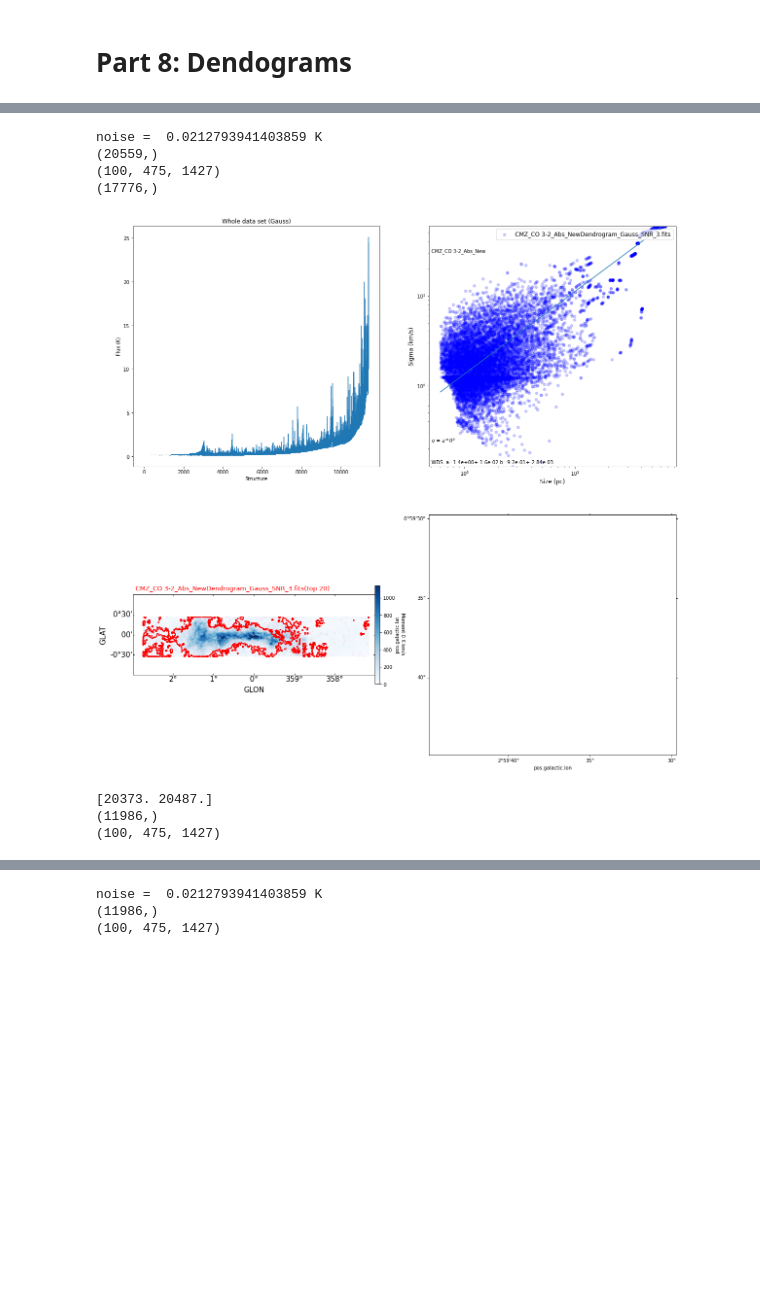
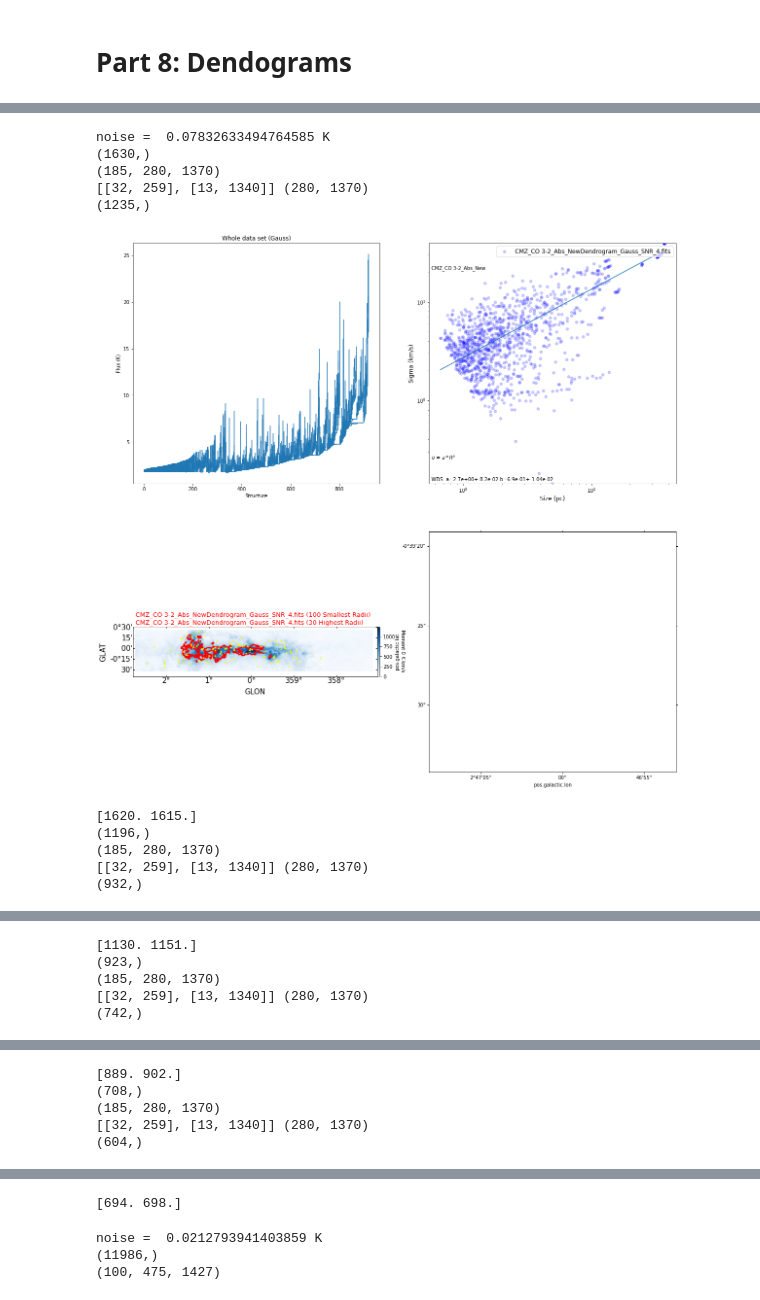
Before and after one commit to Nearby-Galaxies-Lab/-Ben-CMZ-and-NGC253-Notebooks-and-papers, a Jupyter notebook: CMZ CO 3-2 Noise Analysis.ipynb, the cells around one changed output, grey strips where cells are left out. Drawn from its saved outputs; the diff is of its cells as text; code cells hidden in the pictures; blank space fills up the shorter version.

```diff
--- a/CMZ CO 3-2 Noise Analysis.ipynb
+++ b/CMZ CO 3-2 Noise Analysis.ipynb
@@ -263,7 +294,7 @@ def Crop(cube,WCS,Np1,Np2,BadVel,D2):
 #
 #
 Num=4
-Ram_Limiter=.5#What percent of the cube my ram can handle
+Ram_Limiter=1#What percent of the cube my ram can handle
 #NGCCO32_Noise = 0.115*u.K
 NGCCO32_Noise=0.6411655169449448*u.K
 
@@ -290,20 +321,20 @@ path ="CMZ_CO_3_2_355_005_New.fits"#"Noise_Matched_"+'CMZ_CO_3_2_358_002.fits'
 
 #path ='CMZ_CO_3_2_355_005_New.fits'
 pathog='CMZ_CO_3_2_355_005_New.fits'
-pathCont = 'CMZ_Continuum_Splice.fits'
+pathCont = '4.3pc_beam_CMZ_850um_Cont_140x800pc.fits'#'CMZ_Continuum_Splice.fits'
 
 
 
 pathog="CMZ_Spliced_Reprojected_Whole_HCOp_10.fits"#With Gauss
 
-pathCont = 'CMZ_Continuum_Splice.fits'
+pathCont = '4.3pc_beam_CMZ_850um_Cont_140x800pc.fits'#'CMZ_Continuum_Splice.fits'
 
 
 #Make subcube
 
 Qp = SpectralCube.read(path).with_spectral_unit(u.km/u.s,velocity_convention="radio")
 Qp.allow_huge_operations=True
-Qp = Qp[:,:,:]#Get rid of the excess nan parts
+Qp = Qp[6:191,80:360,50:1420]#Get rid of the excess nan parts
 Q = Qp.to(u.K)#Jy to Kelvin
 sc = Q.unmasked_copy()
 scW = sc.wcs[:][:][0]
@@ -325,7 +356,7 @@ mog = (np.nanstd(scog.hdu.data[0,:,:])) #Noise K
 Non_nan=((sc.hdu.data[0,:,:]>0)  | (sc.hdu.data[0,:,:]<0 ))
 
 m = (np.nanstd(sc.hdu.data[0,:,:],where= Non_nan)) #Noise K
-
+m=.43
 
 print("OG noise = ",mog,"K")
 print("NGC_Matched noise = ",m,"K")
@@ -380,7 +411,7 @@ rmU = np.array(rmU /(u.K*u.km/u.s)/u.cm**2*10**22,dtype='float64')#Now remove th
 
 ######ratio
 
-bp = np.where(cSD<=.1*10**22/u.cm**2)
+bp = np.where(cSD<=.01*10**22/u.cm**2)
 bp2 = np.where( moment_0_sub.hdu.data < .22)
 Continuum_Data[bp] = np.nan
 
@@ -400,10 +431,10 @@ Make_Plot((Name+" Moment 0/Column Density"),"Moment 0 over Column Density of the
 
 
 #Calculate many dendrograms
-for lmi in range(5):
+for lmi in range(1,5):
     print("dend number",lmi)
     #Range from min SNR of 3 to 8, and keep the delta/snr ratio at 1/5
-    d = astrodendro.Dendrogram.compute(datn,min_delta=m*(1+lmi),min_value=m*(5+lmi*5),min_npix=beam_area_ratio.value) #The main culprit
+    d = astrodendro.Dendrogram.compute(datn,min_delta=m*(3/5+lmi/5),min_value=m*(3+lmi),min_npix=beam_area_ratio.value*3) #The main culprit
     print(np.shape(d))
     print(np.shape(datn))
     dName = Name+"Dendrogram_Gauss_SNR_"+str((3+lmi))+".fits"
@@ -456,7 +484,7 @@ Name = "CMZ_CO 3-2_Abs_New"
 name = "CMZ_CO_3_2_CM_Contours_Abs2_New.jpeg"
 Num_per_kg= 6.0221409*10**23/(2.8*10**-3)#6.0221409*10**23/29.0180*10**-3#num/kg for h2
 #Make subcube
-Ram_Limiter=.5#What percent of the cube my ram can handle
+Ram_Limiter=1#What percent of the cube my ram can handle
 
 
 #path ="Noise_Matched_CMZ_CO_3_2_355_005_New.fits"#"Noise_Matched_"+'CMZ_CO_3_2_358_002.fits'
@@ -464,11 +492,11 @@ path ="CMZ_CO_3_2_355_005_New.fits"#"Noise_Matched_"+'CMZ_CO_3_2_358_002.fits'
 
 #path ='CMZ_CO_3_2_355_005_New.fits'
 pathog='CMZ_CO_3_2_355_005_New.fits'
-pathCont = 'CMZ_Continuum_Splice.fits'
+pathCont = '4.3pc_beam_CMZ_850um_Cont_140x800pc.fits'#'CMZ_Continuum_Splice.fits'
 
 Qp = SpectralCube.read(path).with_spectral_unit(u.km/u.s,velocity_convention="radio")
 Qp.allow_huge_operations=True
-Qp = Qp[:,:,:]#Get rid of the excess nan parts
+Qp = Qp[6:191,80:360,50:1420]#Get rid of the excess nan parts
 Q = Qp.to(u.K)#Jy to Kelvin
 sc = Q.unmasked_copy()
 scW = sc.wcs[:][:][0]
@@ -528,7 +556,7 @@ metadata["vaxis"]=0
 Continuum_Data  =scContW.hdu.data
 
 
-for lmi in range(5):
+for lmi in range(1,5):
     dName = Name+"Dendrogram_Gauss_SNR_"+str((3+lmi))+".fits"
 
     d=astrodendro.Dendrogram.load_from(dName)
@@ -568,16 +596,16 @@ for lmi in range(5):
                 p1.plot_contour(axDelta, structure=int(SIDScon[n]), lw=1, colors='red',label="Higest Size",alpha=.4)
             else:
                 p1.plot_contour(axDelta, structure=int(SIDScon[n]), lw=1, colors='red',alpha=.4)
-    nth = sorted(Rcon)[300]
+    nth = sorted(Rcon)[100]
     G1 = True
     SIDScon=np.concatenate((SIDS[0],SIDS[1]))
     for n in range(len(Rcon)):
         if(Rcon[n]<=nth):
             if(G1):
                 G1=False
-                p1.plot_contour(axDelta, structure=int(SIDScon[n]), lw=1, colors='pink',label="Lowest Size",alpha=.4)
+                p1.plot_contour(axDelta, structure=int(SIDScon[n]), lw=1, colors='yellow',label="Lowest Size",alpha=.8)
             else:
-                p1.plot_contour(axDelta, structure=int(SIDScon[n]), lw=1, colors='pink',alpha=.4)
+                p1.plot_contour(axDelta, structure=int(SIDScon[n]), lw=1, colors='yellow',alpha=.8)
 
     RA = axDelta.coords[0]                                                                  #
     Dec = axDelta.coords[1]
@@ -588,10 +616,11 @@ for lmi in range(5):
     axDelta.set_xlabel('GLON',fontsize=15,labelpad=1)
     axDelta.set_ylabel('GLAT',fontsize=15,labelpad=1)
     axDelta.tick_params(axis = 'both', which = 'major', labelsize = 15)
-    cb=pylab.colorbar(imBeta,fraction=0.02,pad=0.00,ax=axDelta)
+    cb=pylab.colorbar(imBeta,fraction=0.01,pad=0.00,ax=axDelta)
     cb.set_label(label=("Moment 0 K km/s "),fontsize=10,rotation=270,labelpad=20)
     cb.ax.tick_params(which = 'major', labelsize = 10)
-    axDelta.annotate(s=(dName+"(top 20)"),fontsize=13,xy=(.01,1.05),xycoords="axes fraction",c="red")
+    axDelta.annotate(s=(dName+" (30 Highest Radii)"),fontsize=13,xy=(.01,1.05),xycoords="axes fraction",c="red")
+    axDelta.annotate(s=(dName+" (100 Smallest Radii)"),fontsize=13,xy=(.01,1.2),xycoords="axes fraction",c="red")
 
     #Same but for no gauss
 
@@ -615,38 +644,41 @@ for lmi in range(5):
 
 
     xpcon = axDat.scatter(Rcon*10**6,Scon,label=dName,s=30,alpha=.2,color="blue")
     p = axDat.plot(xs,ysCon)
 
 
 
 
 
 
     st="WDS: a="+ str(np.format_float_scientific(poptCon[0],1))+"+-"+str(np.format_float_scientific(np.sqrt(pcovCon[0][0]),1))+" b="+str(np.format_float_scientific(poptCon[1],1))+"+-"+str(np.format_float_scientific(np.sqrt(pcovCon[1][1]),2))
     axDat.annotate(s=st,fontsize=10,xy=(0.01,0.01),xycoords="axes fraction")
 
     axDat.annotate(s=r'$\sigma$ = $a*R^b$',fontsize=10,xy=(0.01,0.10),xycoords="axes fraction")
     axDat.set_yscale('log')
     axDat.set_xscale('log')
     axDat.set_ylim(np.nanmin(Scon),np.nanmax(Scon))
     axDat.set_xlabel("Size (pc)",fontsize=12)
     axDat.set_ylabel("Sigma (km/s)",fontsize=12)
     axDat.legend(prop={'size': 12},loc="upper right")
     axDat.annotate(s=Name,fontsize=10,xy=(0.01,0.89),xycoords="axes fraction")
 
 
     pylab.show()
 
 
 
 
     print(SIDScon[len(SIDScon)-3:len(SIDScon)-1])
 # %% [output]
-noise =  0.0212793941403859 K
-(20559,)
-(100, 475, 1427)
-(17776,)
+noise =  0.07832633494764585 K
+(1630,)
+(185, 280, 1370)
+[[32, 259], [13, 1340]] (280, 1370)
+(1235,)
-[figure, old version]
+[figure, new version]
-[20373. 20487.]
-(11986,)
-(100, 475, 1427)
+[1620. 1615.]
+(1196,)
+(185, 280, 1370)
+[[32, 259], [13, 1340]] (280, 1370)
+(932,)
@@ -652,0 +686,5 @@ noise =  0.0212793941403859 K
+[1130. 1151.]
+(923,)
+(185, 280, 1370)
+[[32, 259], [13, 1340]] (280, 1370)
+(742,)
@@ -652,0 +692,5 @@ noise =  0.0212793941403859 K
+[889. 902.]
+(708,)
+(185, 280, 1370)
+[[32, 259], [13, 1340]] (280, 1370)
+(604,)
@@ -653,3 +698,4 @@ noise =  0.0212793941403859 K
+[694. 698.]
 # %%
 
 #CO
```
Also changed, not shown: parts of 4 cells of this notebook, 26 other files.
